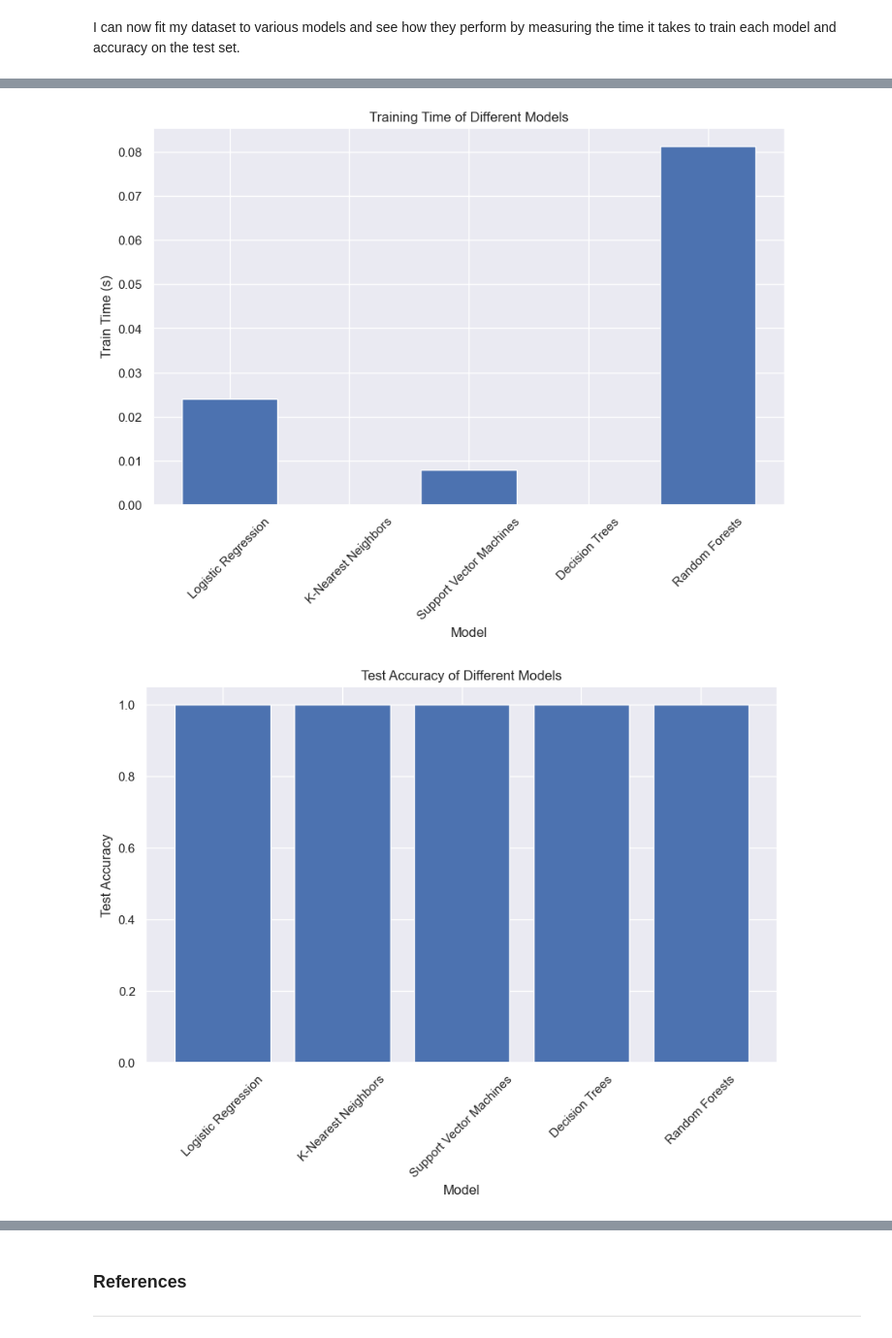
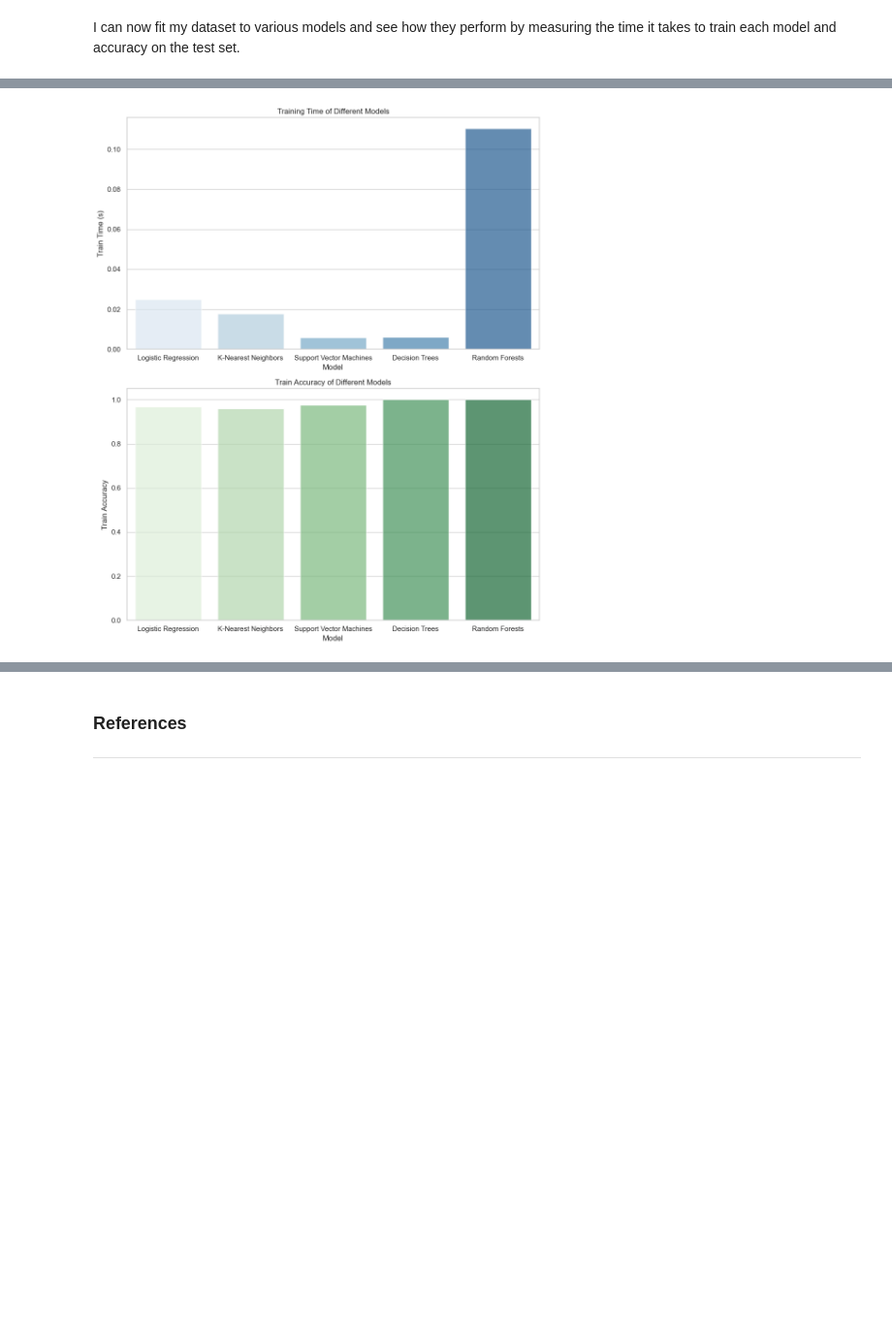
Before and after one commit to Scunnies/machine-learning-and-statistics, a Jupyter notebook: Project/Exploring Classification Algorithms with the Iris Dataset.ipynb, the cells around one changed output, grey strips where cells are left out. Shown: that part at 97% size. Drawn from its saved outputs; the diff is of its cells as text; code cells hidden in the pictures; blank space fills up the shorter version.

Commit message:
Work on models/Accuracy/Testing

```diff
--- a/Project/Exploring Classification Algorithms with the Iris Dataset.ipynb
+++ b/Project/Exploring Classification Algorithms with the Iris Dataset.ipynb
@@ -241,3 +242,14 @@ y = data['Class']
 # %%
+# Label Encoding for Target Variable
+label_encoder = LabelEncoder()
+y_encoded = label_encoder.fit_transform(y)
+
+# One-Hot Encoding for Features
+X_encoded = pd.get_dummies(X)
+
+# Scaling Features
+scaler = StandardScaler()
+X_scaled = scaler.fit_transform(X_encoded)
+
 # Split the dataset into a training set and a test set
-X_train, X_test, y_train, y_test = train_test_split(X, y, test_size=0.2, random_state=42)
+X_train, X_test, y_train, y_test = train_test_split(X_scaled, y_encoded, test_size=0.2, random_state=42)
@@ -250,7 +264,6 @@ This demonstrates that the dataset has been split into a training set with 120 i
 # %% [markdown]
 I can now fit my dataset to various models and see how they perform by measuring the time it takes to train each model and accuracy on the test set.
 # %%
-# code adapted from https://www.quora.com/How-does-the-performance-of-different-machine-learning-models-vary-when-applied-to-the-Iris-dataset
 # Initialize the models
 models = [
     ('Logistic Regression', LogisticRegression(max_iter=1000)),
@@ -263,6 +276,7 @@ models = [
 # Initialize lists to store the performance data
 model_names = []
 train_times = []
+train_accuracies = []  # New list to store training accuracies
 test_accuracies = []
 
 # For each model
@@ -273,9 +287,15 @@ for name, model in models:
     end_time = time.time()
     train_times.append(end_time - start_time)
 
+    # Compute the model's accuracy on the training set
+    y_train_pred = model.predict(X_train)
+    train_accuracy = accuracy_score(y_train, y_train_pred)
+    train_accuracies.append(train_accuracy)
+
     # Compute the model's accuracy on the test set
-    y_pred = model.predict(X_test)
-    test_accuracies.append(accuracy_score(y_test, y_pred))
+    y_test_pred = model.predict(X_test)
+    test_accuracy = accuracy_score(y_test, y_test_pred)
+    test_accuracies.append(test_accuracy)
 
     # Store the model name
     model_names.append(name)
@@ -284,8 +304,9 @@ for name, model in models:
 performance_data = pd.DataFrame({
     'Model': model_names,
     'Train Time (s)': train_times,
+    'Train Accuracy': train_accuracies,  # Add training accuracy to the DataFrame
     'Test Accuracy': test_accuracies
 })
 
-performance_data
+print(performance_data)
 # %% [output]
@@ -300,23 +323,21 @@ The Test Accuracy is the accuracy of the model on the test set, and the Train Ti
 
 In terms of training time, Random Forests took the longest time to train, while K-Nearest Neighbors was the fastest. However, we again see that owing to the small size of the dataset, the differences in training times are negligible.
-# %%
-# Plot training times
-plt.figure(figsize=(10, 6))
-plt.bar(performance_data['Model'], performance_data['Train Time (s)'])
-plt.xlabel('Model')
-plt.ylabel('Train Time (s)')
-plt.title('Training Time of Different Models')
-plt.xticks(rotation=45)
-plt.show()
-
-# Plot test accuracies
-plt.figure(figsize=(10, 6))
-plt.bar(performance_data['Model'], performance_data['Test Accuracy'])
-plt.xlabel('Model')
-plt.ylabel('Test Accuracy')
-plt.title('Test Accuracy of Different Models')
-plt.xticks(rotation=45)
-plt.show()
-# %% [output]
-[figure, removed]
-[figure, removed]
+# %%
+# Plot with Seaborn
+sns.set(style="whitegrid")
+
+fig, axes = plt.subplots(2, 1, figsize=(10, 12))
+
+# Plot training times with 3D-like effect
+sns.barplot(x='Model', y='Train Time (s)', hue='Model', data=performance_data, ax=axes[0], palette="Blues", alpha=0.7, legend=False)
+axes[0].set_title('Training Time of Different Models')
+
+# Plot training accuracies with 3D-like effect
+sns.barplot(x='Model', y='Train Accuracy', hue='Model', data=performance_data, ax=axes[1], palette="Greens", alpha=0.7, legend=False)
+axes[1].set_title('Train Accuracy of Different Models')
+
+# Adjust layout
+plt.tight_layout()
+plt.show()
+# %% [output]
+[figure, added]
```
Also changed, not shown: parts of 19 cells of this notebook.
